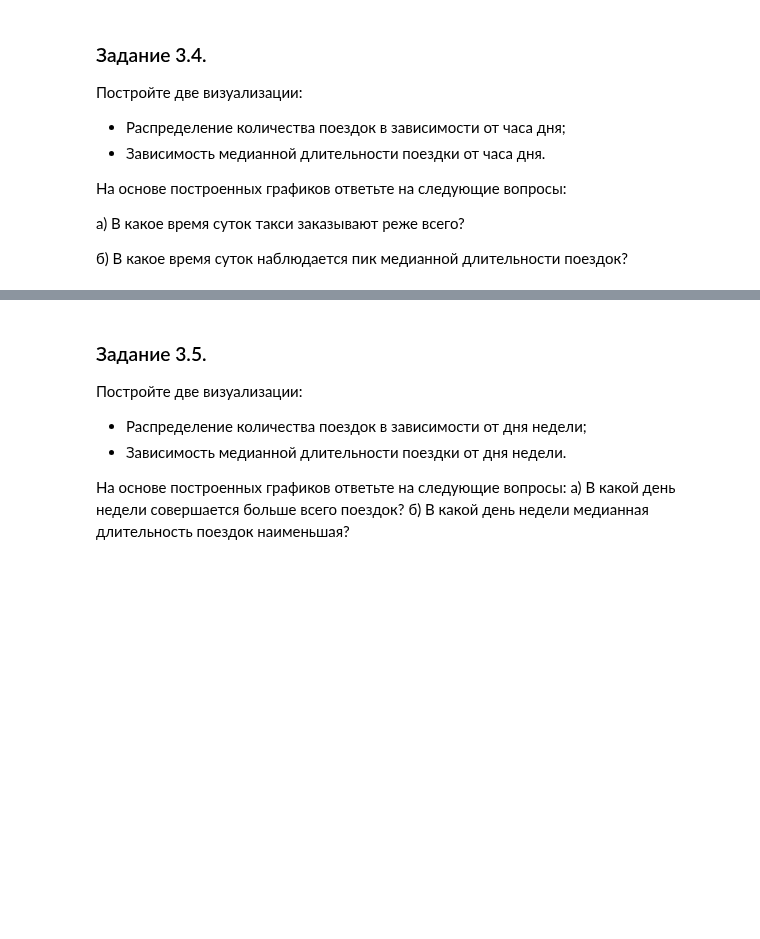
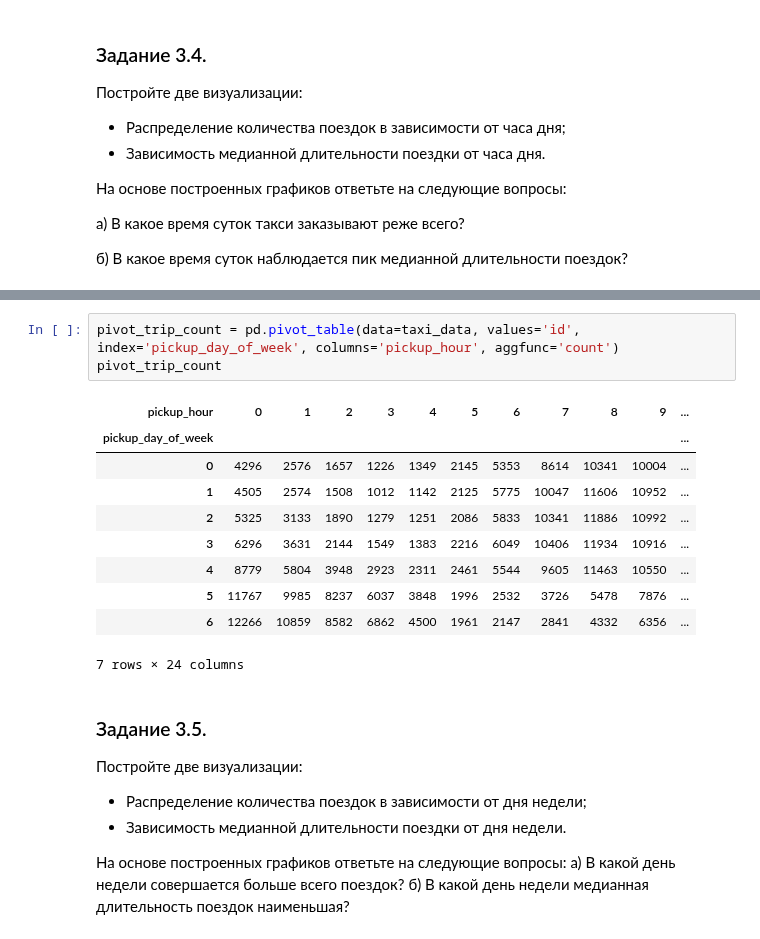
Before and after one commit to PoluboyarinovSI/SF_DataScience, a Jupyter notebook: project_5/Project-5._ML.ipynb, the cells around one changed output, grey strips where cells are left out. Saved outputs shown, nothing was run; the diff lists cells and outputs as text; blank space fills up the shorter version.

```diff
--- a/project_5/Project-5._ML.ipynb
+++ b/project_5/Project-5._ML.ipynb
@@ -510,3 +589,17 @@ taxi_data['trip_duration_log'] = np.log(taxi_data['trip_duration']+1)
+# %%
+pivot_trip_count = pd.pivot_table(data=taxi_data, values='id', index='pickup_day_of_week', columns='pickup_hour', aggfunc='count')
+pivot_trip_count
+# %% [output]
+| pickup_hour | 0 | 1 | 2 | 3 | 4 | 5 | 6 | 7 | 8 | 9 | ... |
+| pickup_day_of_week |  |  |  |  |  |  |  |  |  |  | ... |
+| 0 | 4296 | 2576 | 1657 | 1226 | 1349 | 2145 | 5353 | 8614 | 10341 | 10004 | ... |
+| 1 | 4505 | 2574 | 1508 | 1012 | 1142 | 2125 | 5775 | 10047 | 11606 | 10952 | ... |
+| 2 | 5325 | 3133 | 1890 | 1279 | 1251 | 2086 | 5833 | 10341 | 11886 | 10992 | ... |
+| 3 | 6296 | 3631 | 2144 | 1549 | 1383 | 2216 | 6049 | 10406 | 11934 | 10916 | ... |
+| 4 | 8779 | 5804 | 3948 | 2923 | 2311 | 2461 | 5544 | 9605 | 11463 | 10550 | ... |
+| 5 | 11767 | 9985 | 8237 | 6037 | 3848 | 1996 | 2532 | 3726 | 5478 | 7876 | ... |
+| 6 | 12266 | 10859 | 8582 | 6862 | 4500 | 1961 | 2147 | 2841 | 4332 | 6356 | ... |
+7 rows × 24 columns
 # %% [markdown]
 ### Задание 3.5.
 Постройте две визуализации:
```
Also changed, not shown: parts of 14 cells of this notebook.
